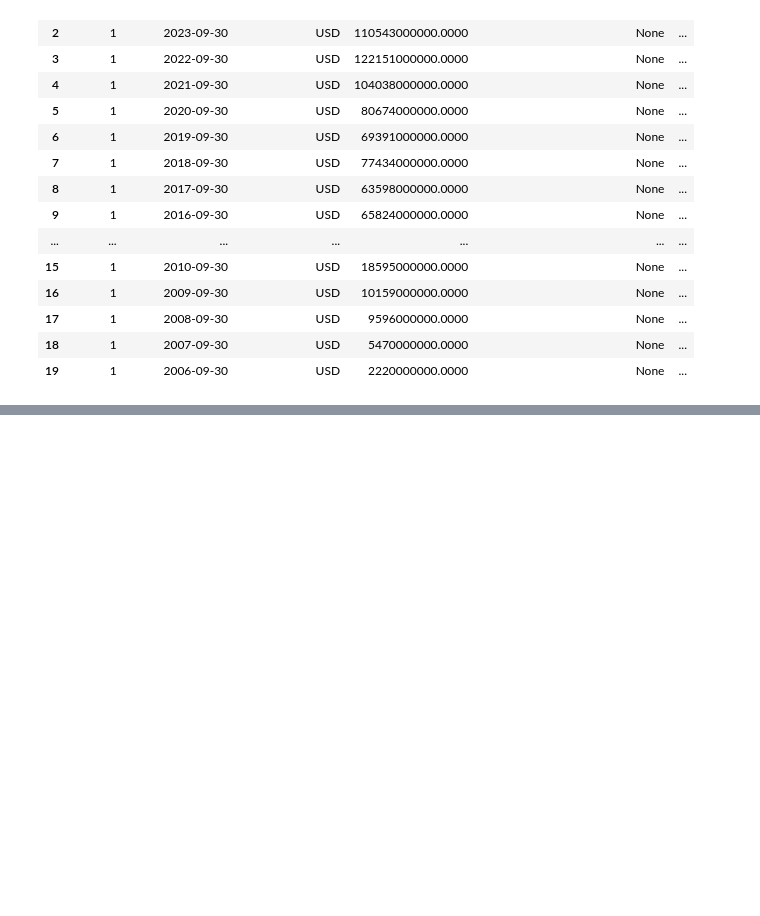
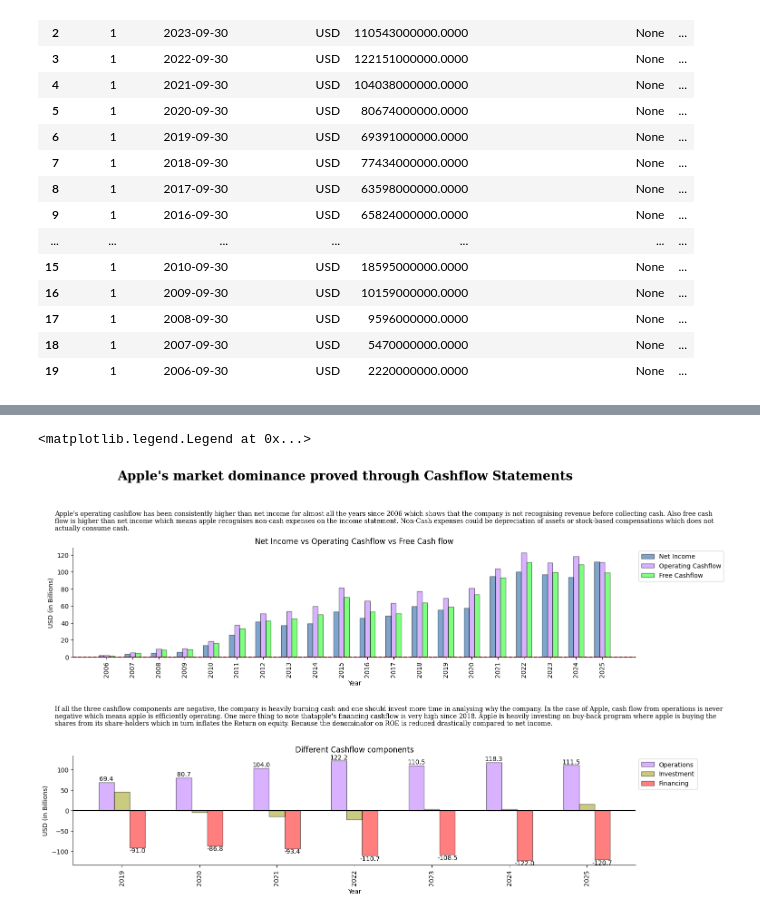
Before and after one commit to kumarbyes/project_stock_analysis, a Jupyter notebook: analaysis_using_pandas/exploratory_data_anaysis.ipynb, the cells around one changed output, grey strips where cells are left out. Saved outputs shown, nothing was run; the diff lists cells and outputs as text; code cells hidden in the pictures; blank space fills up the shorter version.

Commit message:
feat: Add cashflow eda and cleaning other parts

```diff
--- a/analaysis_using_pandas/exploratory_data_anaysis.ipynb
+++ b/analaysis_using_pandas/exploratory_data_anaysis.ipynb
@@ -728,3 +556,80 @@ pd.concat([cash_df_annual["operating_cashflow"],income_df_annual["net_income"],
+# %%
+fig = plt.figure(figsize=(16, 10))
+gs = gridspec.GridSpec(nrows=22, ncols=10)
+
+color_list = ['#004C99', '#B266FF' ,'#00FF00' ,'#999900' ,'#FF0000']
+fig.suptitle("Apple's market dominance proved through Cashflow Statements",
+             fontsize=20,
+             fontweight="bold",
+             fontfamily='serif'
+            )
+
+fig.text(0.1,0.85,
+         f'Apple\'s operating cashflow has been consistently higher than net income for almost all the years since 2006 which shows that the '\
+            'company is not recognising revenue before collecting cash. Also free cash flow is higher than net income which means apple recognises '\
+            'non-cash expenses on the income statement. Non-Cash expenses could be depreciation of assets or stock-based compensations which does '\
+            'not actually consume cash.'
+         ,fontsize=10, fontweight='light', fontfamily='serif',wrap=True)
+
+#Plot 1
+width=0.2
+ax1 = fig.add_subplot(gs[2:9, :])
+x = cash_df_annual["fiscal_date_ending"].dt.year
+y1 = cash_df_annual["net_income"]/1000000000
+y2 = cash_df_annual["operating_cashflow"]/1000000000
+y3 = cash_df_annual["free_cash_flow"]/1000000000
+
+
+ax1.bar(x-width, y1, width=width, color=color_list[0], edgecolor='black',label="Net Income",alpha=0.5)
+ax1.bar(x, y2, width=width, color=color_list[1], edgecolor='black',label="Operating Cashflow",alpha=0.5)
+ax1.bar(x+width, y3, width=width, color=color_list[2], edgecolor='black',label="Free Cashflow",alpha=0.5)
+ax1.set_xticks(x)
+
+plt.xticks(rotation=90)
+ax1.axhline(0, 0, 1, c="red", ls="--")
+ax1.set_ylabel("USD (in Billions)")
+ax1.set_xlabel("Year")
+ax1.set_title("Net Income vs Operating Cashflow vs Free Cash flow")
+ax1.spines['right'].set_visible(False)
+ax1.spines['top'].set_visible(False)
+#ax1.bar_label(p,label_type='center',fmt='%.0f')
+ax1.legend(bbox_to_anchor=(1,1))
+
+#Plot 2
+
+fig.text(0.1,0.42,
+         f'If all the three cashflow components are negative, the company is heavily burning cash and one should invest more time in analysing why the '\
+         'company. In the case of Apple, cash flow from operations is never negative which means apple is efficiently operating. One more thing to note that'\
+         'apple\'s financing cashflow is very high since 2018. Apple is heavily investing on buy-back program where apple is buying the shares from its share-'\
+         'holders which in turn inflates the Return on equity. Because the denominator on ROE is reduced drastically compared to net income.'
+         ,fontsize=10, fontweight='light', fontfamily='serif',wrap=True)
+
+width=0.2
+ax2 = fig.add_subplot(gs[15:22, :])
+x = cash_df_annual["fiscal_date_ending"].dt.year
+y1 = cash_df_annual["operating_cashflow"]/1000000000
+y2 = cash_df_annual["cashflow_from_investment"]/1000000000
+y3 = cash_df_annual["cashflow_from_financing"]/1000000000
+
+num_blocks = 7
+p1 = ax2.bar(x[:num_blocks]-width, y1[:num_blocks], width=width, color=color_list[1], edgecolor='black',label="Operations",alpha=0.5)
+ax2.bar(x[:num_blocks], y2[:num_blocks], width=width, color=color_list[3], edgecolor='black',label="Investment",alpha=0.5)
+p2 = ax2.bar(x[:num_blocks]+width, y3[:num_blocks], width=width, color=color_list[4], edgecolor='black',label="Financing",alpha=0.5)
+ax2.set_xticks(x[:num_blocks])
+
+plt.xticks(rotation=90)
+ax2.axhline(0, 0, 1, c="black", ls="-")
+ax2.set_ylabel("USD (in Billions)")
+ax2.set_xlabel("Year")
+ax2.set_title("Different Cashflow components")
+ax2.spines['right'].set_visible(False)
+ax2.spines['top'].set_visible(False)
+ax2.bar_label(p1,label_type='edge',fmt='%.1f')
+ax2.bar_label(p2,label_type='edge',fmt='%.1f')
+ax2.legend(bbox_to_anchor=(1,1))
+# %% [output]
+<matplotlib.legend.Legend at 0x...>
+[figure, added]
 # %%
 #income_df['other_income'] = income_df['ebit'] - income_df['operating_income']
 #income_df['ebitda_margin'] = income_df['ebitda']/(income_df['total_revenue'] - income_df['other_income'])
```
Also changed, not shown: parts of 13 cells of this notebook, 1 other file.
